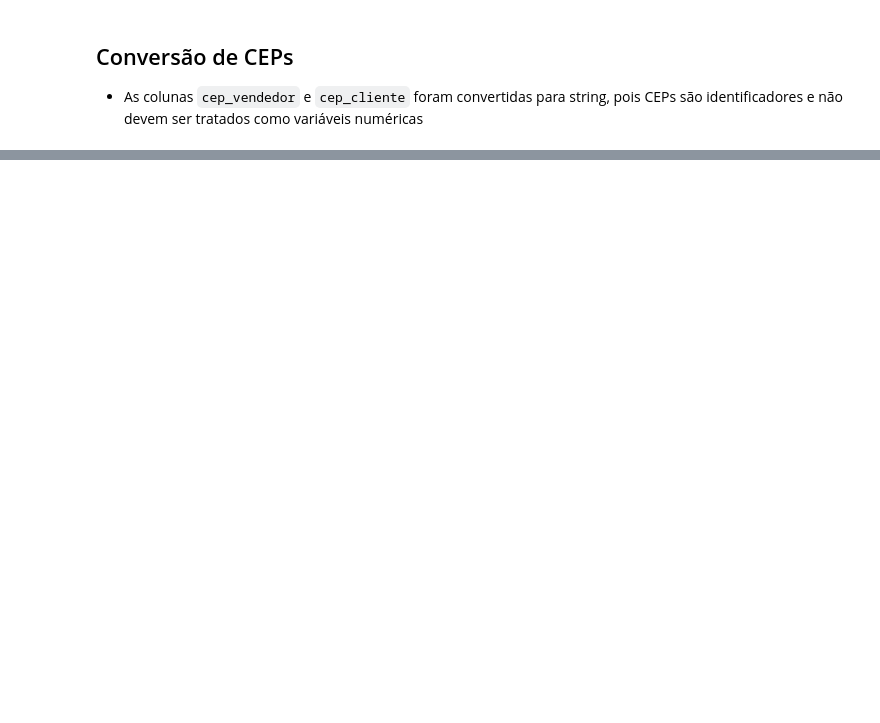
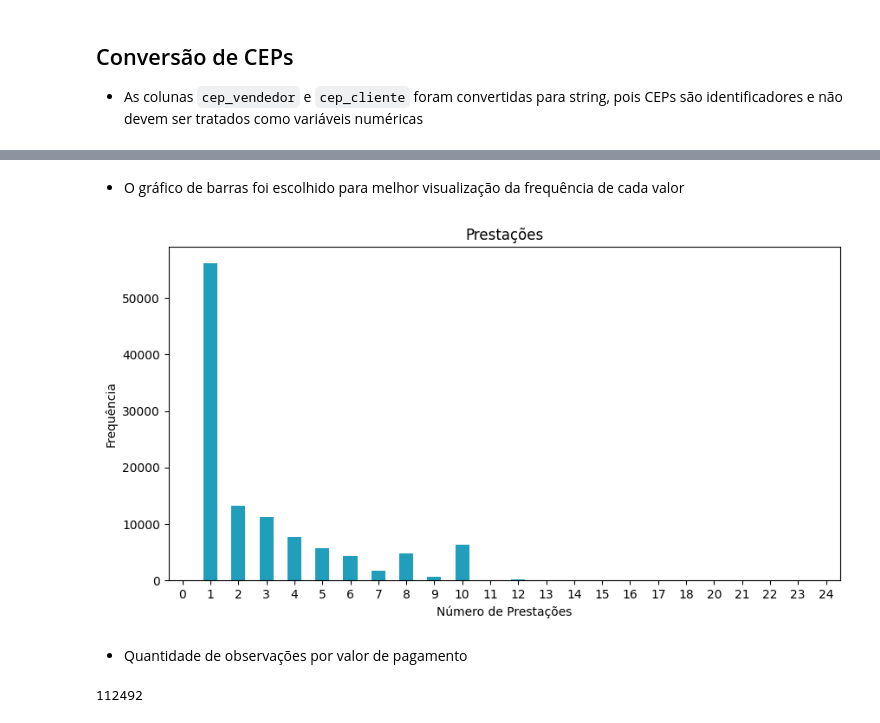
Before and after one commit to ana-ruth-bezerra/data_analysis, a Jupyter notebook: notebooks/01_exploratory_analysis.ipynb, the cells around one changed output, grey strips where cells are left out. Cells and saved outputs as stored; diff of their text form; code cells hidden in the pictures; blank space fills up the shorter version.

```diff
--- a/notebooks/01_exploratory_analysis.ipynb
+++ b/notebooks/01_exploratory_analysis.ipynb
@@ -264,0 +247,17 @@ plt.tight_layout(rect=[0, 0, 1, 0.96])
+# %% [markdown]
+- O gráfico de barras foi escolhido para melhor visualização da frequência de cada valor
+# %%
+plt.figure(figsize=(10, 5))
+df['prestacoes'].value_counts().sort_index().plot(kind='bar', color='#219ebc')
+plt.title('Prestações')
+plt.xlabel('Número de Prestações')
+plt.ylabel('Frequência')
+plt.xticks(rotation=0);
+# %% [output]
+[figure, added]
+# %% [markdown]
+- Quantidade de observações por valor de pagamento
+# %%
+df['valor_pagamento'].size
+# %% [output]
+112492
```
Also changed, not shown: parts of 53 cells of this notebook.
